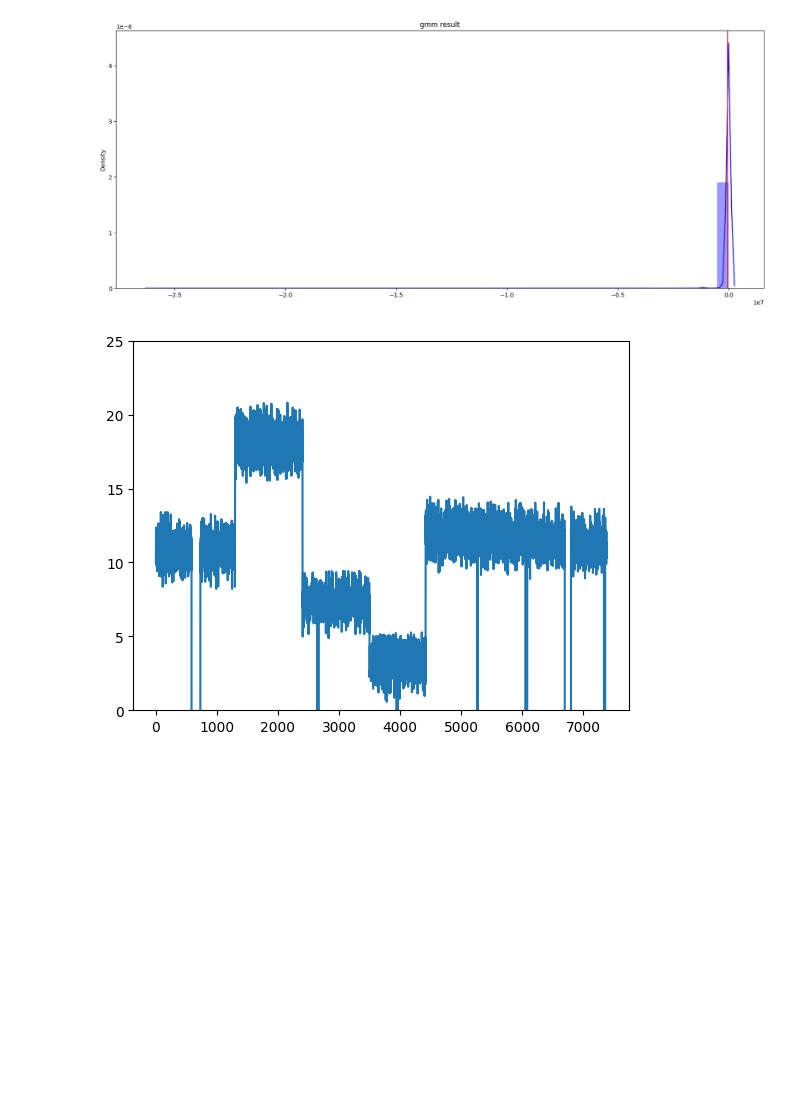
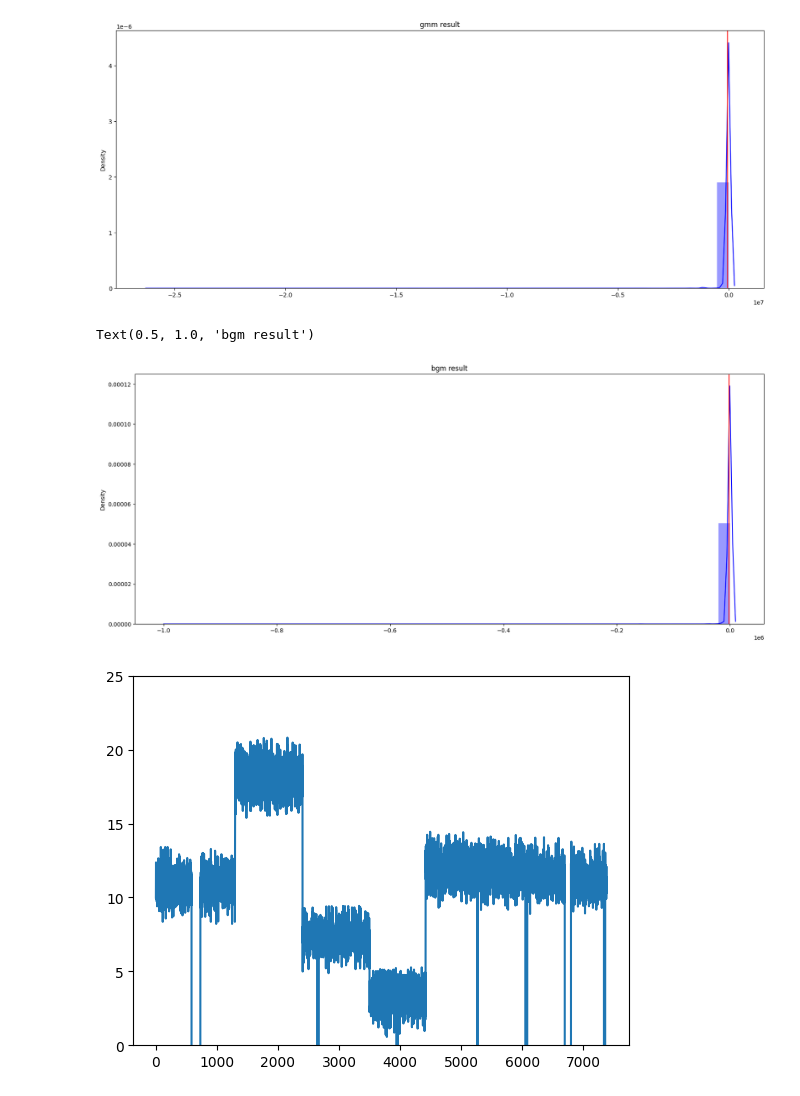
Before and after one commit to Jjineeq/Anomaly-Detection, a Jupyter notebook: toy_project/23_04_08.ipynb, the cells around one changed output. Cells and saved outputs as stored; diff of their text form; code cells hidden in the pictures; blank space fills up the shorter version.

```diff
--- a/toy_project/23_04_08.ipynb
+++ b/toy_project/23_04_08.ipynb
@@ -136,0 +169,4 @@ density_threshold
+# %%
+bgm_densities = bgm.score_samples(test)
+bgm_density_threshold = np.percentile(bgm_densities, 2)
+bgm_anomalies = test[bgm_densities < bgm_density_threshold]
@@ -142,6 +184,14 @@ plt.title('gmm result')
 # %% [output]
 Text(0.5, 1.0, 'gmm result')
 [figure]
+# %%
+plt.figure(figsize=(20,8))
+sns.distplot(bgm_densities, kde=True, color="b")
+plt.axvline(bgm_density_threshold, color = 'red')
+plt.title('bgm result')
+# %% [output]
+Text(0.5, 1.0, 'bgm result')
+[figure, added]
 # %%
 plt.plot(densities)
 plt.axhline(density_threshold, color = 'r')
```
Also changed, not shown: parts of 37 cells of this notebook, 4 other files.
